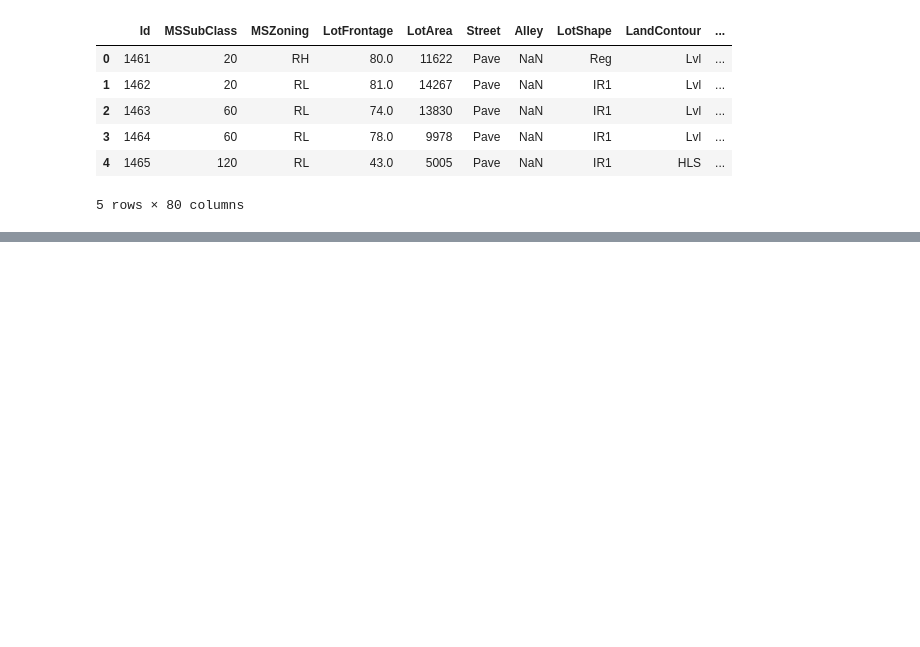
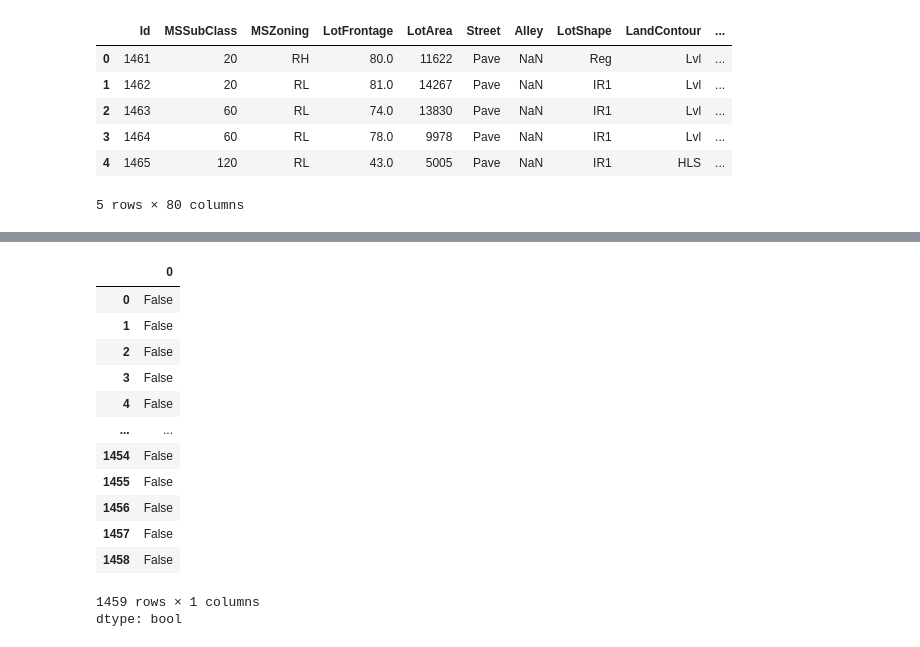
Before and after one commit to HusseinWaleed1/Assignment-Team-2, a Jupyter notebook: house_prediction_pr/house_prediction (1).ipynb, the cells around one changed output, grey strips where cells are left out. Saved outputs shown, nothing was run; the diff lists cells and outputs as text; code cells hidden in the pictures; blank space fills up the shorter version.

```diff
--- a/house_prediction_pr/house_prediction (1).ipynb
+++ b/house_prediction_pr/house_prediction (1).ipynb
@@ -35,4 +70,19 @@ house_price_dataframe.isnull().sum()
 # %%
-house_price_dataframe.duplicated()
+df.duplicated()
+# %% [output]
+|  | 0 |
+| 0 | False |
+| 1 | False |
+| 2 | False |
+| 3 | False |
+| 4 | False |
+| ... | ... |
+| 1454 | False |
+| 1455 | False |
+| 1456 | False |
+| 1457 | False |
+| 1458 | False |
+1459 rows × 1 columns
+dtype: bool
 # %%
 # statistical measures of the dataset
```
Also changed, not shown: parts of 4 cells of this notebook.
